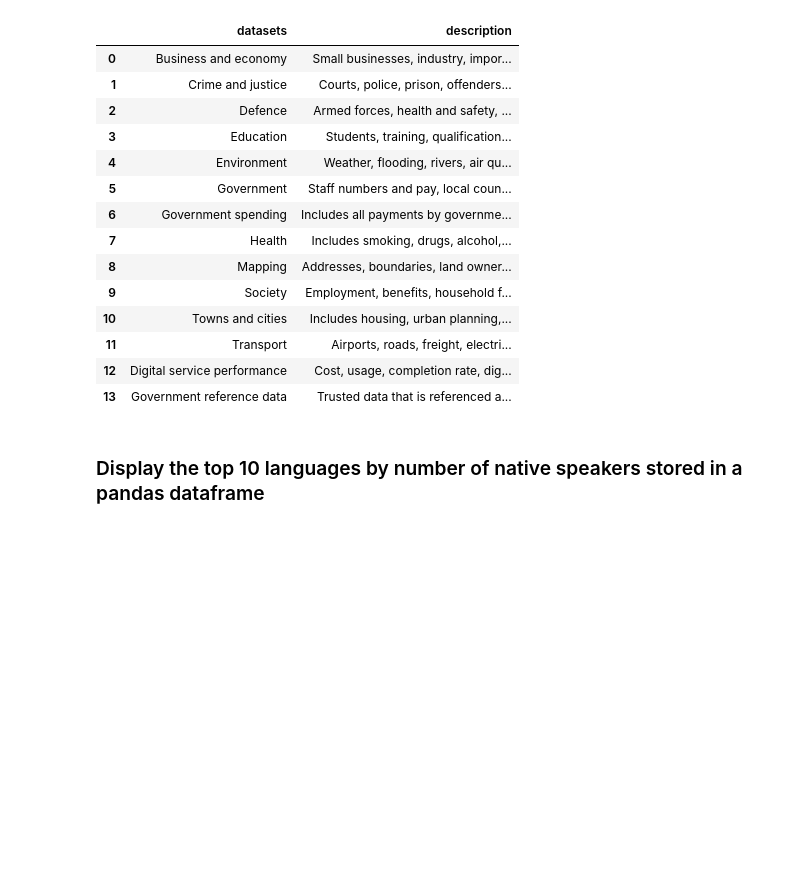
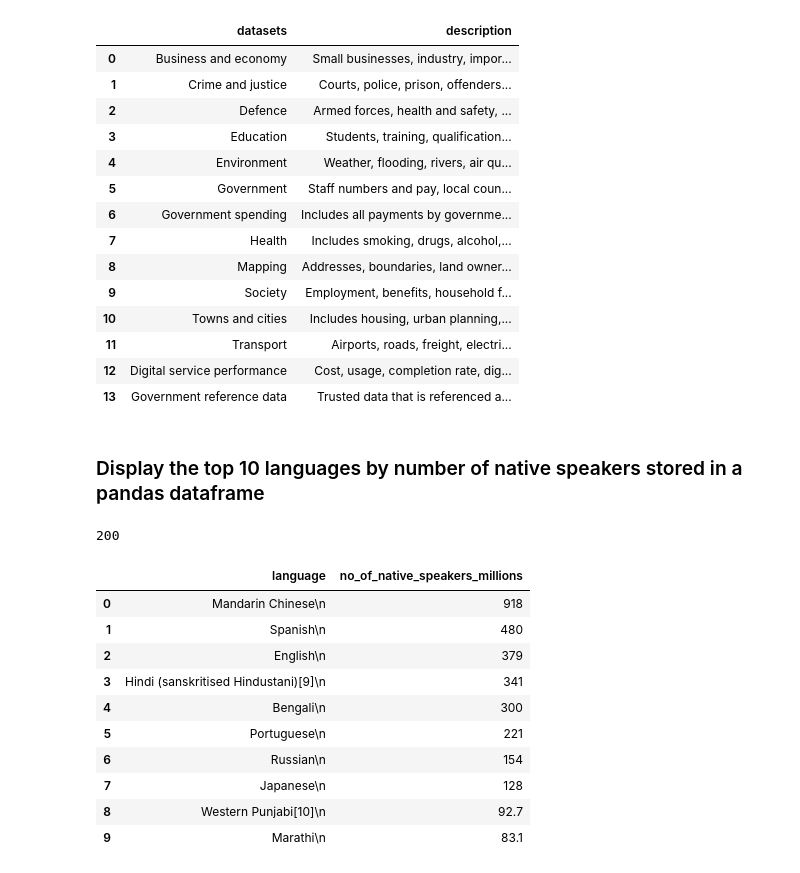
Before and after one commit to Ironhack-Data-0621-Remote/lab-web-scraping-multipages, a Jupyter notebook: 02_Further_questions.ipynb, the cells around one changed output. Cells and saved outputs as stored; diff of their text form; code cells hidden in the pictures; blank space fills up the shorter version.

```diff
--- a/02_Further_questions.ipynb
+++ b/02_Further_questions.ipynb
@@ -274,4 +274,34 @@ data_govuk
 # %% [markdown]
 ### Display the top 10 languages by number of native speakers stored in a pandas dataframe
 # %%
-url = 'https://en.wikipedia.org/wiki/List_of_languages_by_number_of_native_speakers'
+url_top10lang = 'https://en.wikipedia.org/wiki/List_of_languages_by_number_of_native_speakers'
+
+response = requests.get(url_top10lang)
+response.status_code
+# %% [output]
+200
+# %%
+soup_top10lang = BeautifulSoup(response.content, "html.parser")
+
+table_languages = soup_top10lang.find_all('table')[1].find('tbody').find_all('tr')
+# %%
+lang_native, lang_no_of_speakers = [], []
+
+for i in range(1, 11):
+    lang_native.append(table_languages[i].find_all('td')[1].get_text())
+    lang_no_of_speakers.append(table_languages[i].find_all('td')[2].get_text().replace('\n',''))
+# %%
+data_top10lang = pd.DataFrame({'language': lang_native, 'no_of_native_speakers_millions': lang_no_of_speakers})
+data_top10lang
+# %% [output]
+|  | language | no_of_native_speakers_millions |
+| 0 | Mandarin Chinese\n | 918 |
+| 1 | Spanish\n | 480 |
+| 2 | English\n | 379 |
+| 3 | Hindi (sanskritised Hindustani)[9]\n | 341 |
+| 4 | Bengali\n | 300 |
+| 5 | Portuguese\n | 221 |
+| 6 | Russian\n | 154 |
+| 7 | Japanese\n | 128 |
+| 8 | Western Punjabi[10]\n | 92.7 |
+| 9 | Marathi\n | 83.1 |
```
Also changed, not shown: 1 other file.
